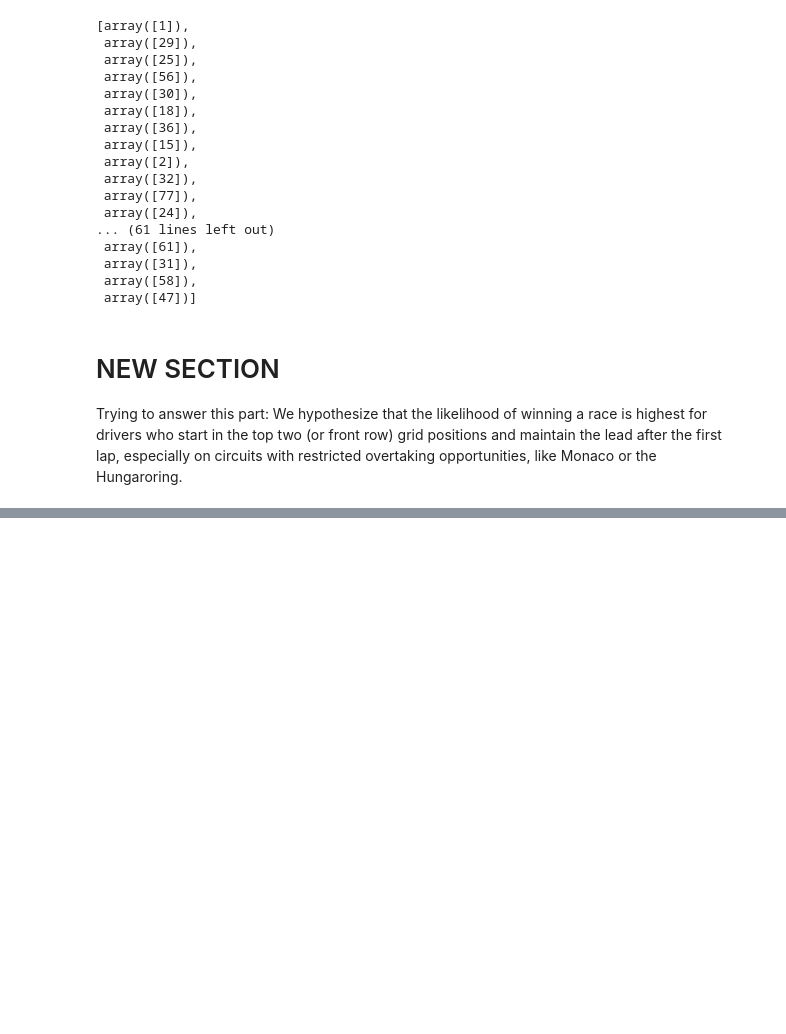
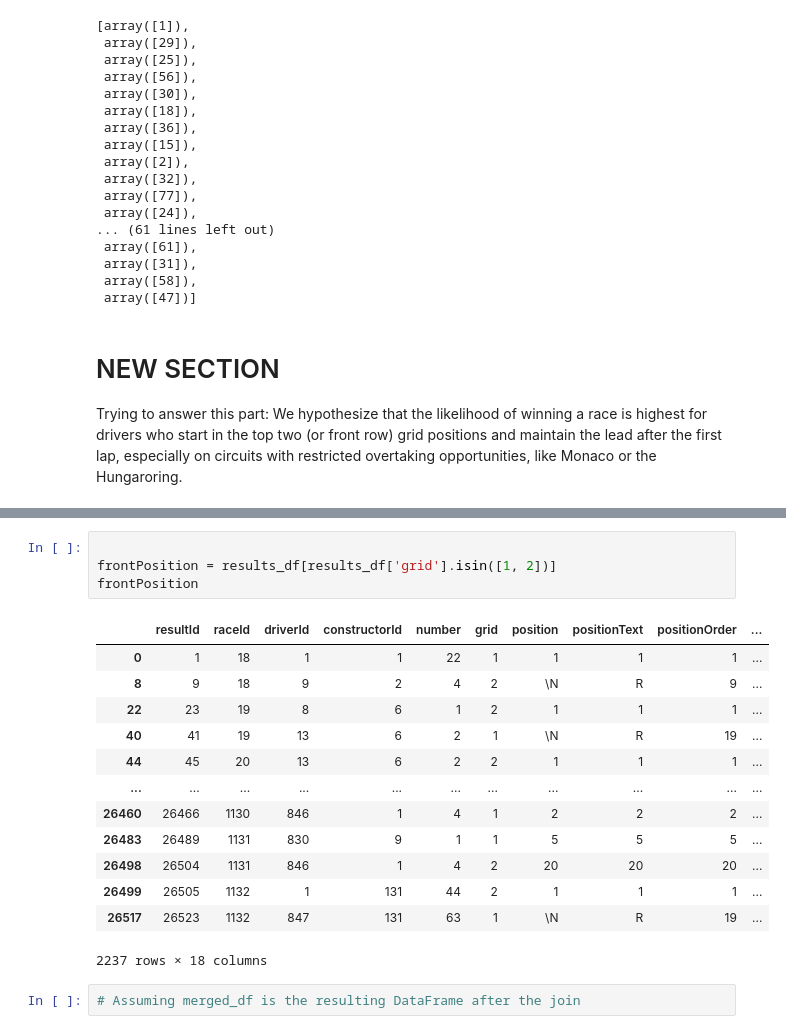
Before and after one commit to KaustubhPaliwal/F1GridAnalysis, a Jupyter notebook: Testing.ipynb, the cells around one changed output, grey strips where cells are left out. Cells and saved outputs as stored; diff of their text form; blank space fills up the shorter version.

```diff
--- a/Testing.ipynb
+++ b/Testing.ipynb
@@ -246,0 +280,20 @@ like Monaco or the Hungaroring.
+# %%
+
+frontPosition = results_df[results_df['grid'].isin([1, 2])]
+frontPosition
+# %% [output]
+|  | resultId | raceId | driverId | constructorId | number | grid | position | positionText | positionOrder | ... |
+| 0 | 1 | 18 | 1 | 1 | 22 | 1 | 1 | 1 | 1 | ... |
+| 8 | 9 | 18 | 9 | 2 | 4 | 2 | \N | R | 9 | ... |
+| 22 | 23 | 19 | 8 | 6 | 1 | 2 | 1 | 1 | 1 | ... |
+| 40 | 41 | 19 | 13 | 6 | 2 | 1 | \N | R | 19 | ... |
+| 44 | 45 | 20 | 13 | 6 | 2 | 2 | 1 | 1 | 1 | ... |
+| ... | ... | ... | ... | ... | ... | ... | ... | ... | ... | ... |
+| 26460 | 26466 | 1130 | 846 | 1 | 4 | 1 | 2 | 2 | 2 | ... |
+| 26483 | 26489 | 1131 | 830 | 9 | 1 | 1 | 5 | 5 | 5 | ... |
+| 26498 | 26504 | 1131 | 846 | 1 | 4 | 2 | 20 | 20 | 20 | ... |
+| 26499 | 26505 | 1132 | 1 | 131 | 44 | 2 | 1 | 1 | 1 | ... |
+| 26517 | 26523 | 1132 | 847 | 131 | 63 | 1 | \N | R | 19 | ... |
+2237 rows × 18 columns
+# %%
+# Assuming merged_df is the resulting DataFrame after the join
```
Also changed, not shown: parts of 3 cells of this notebook.
